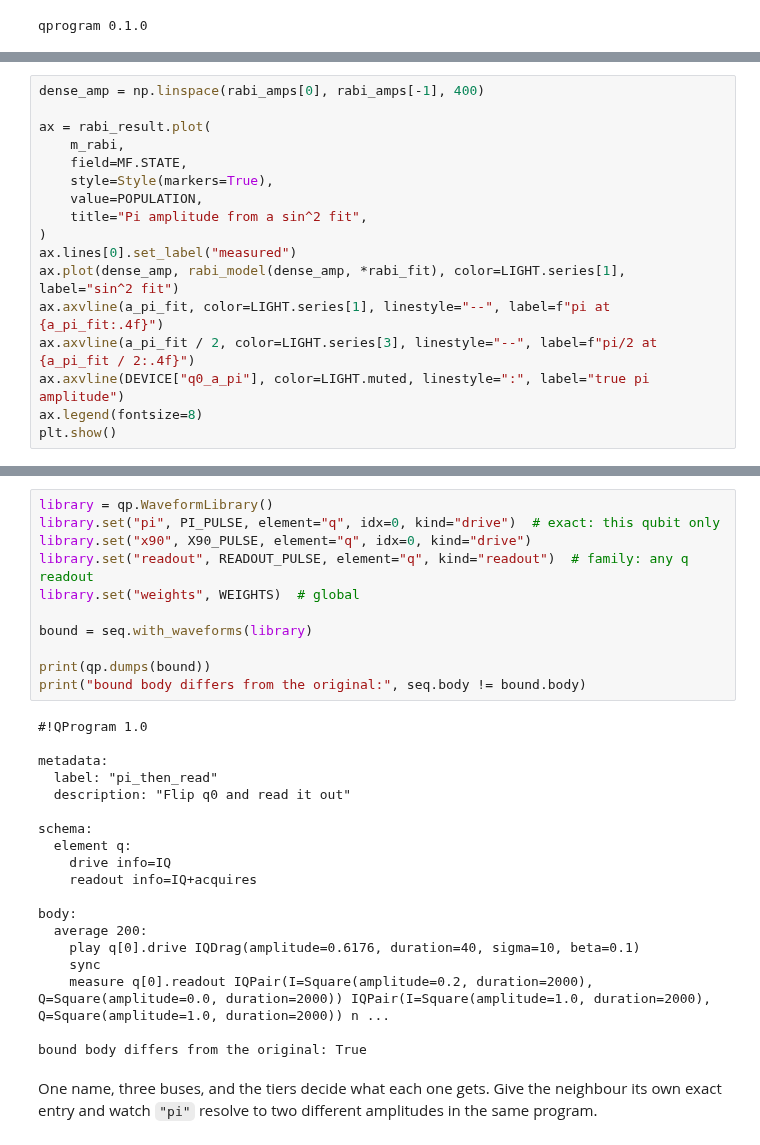
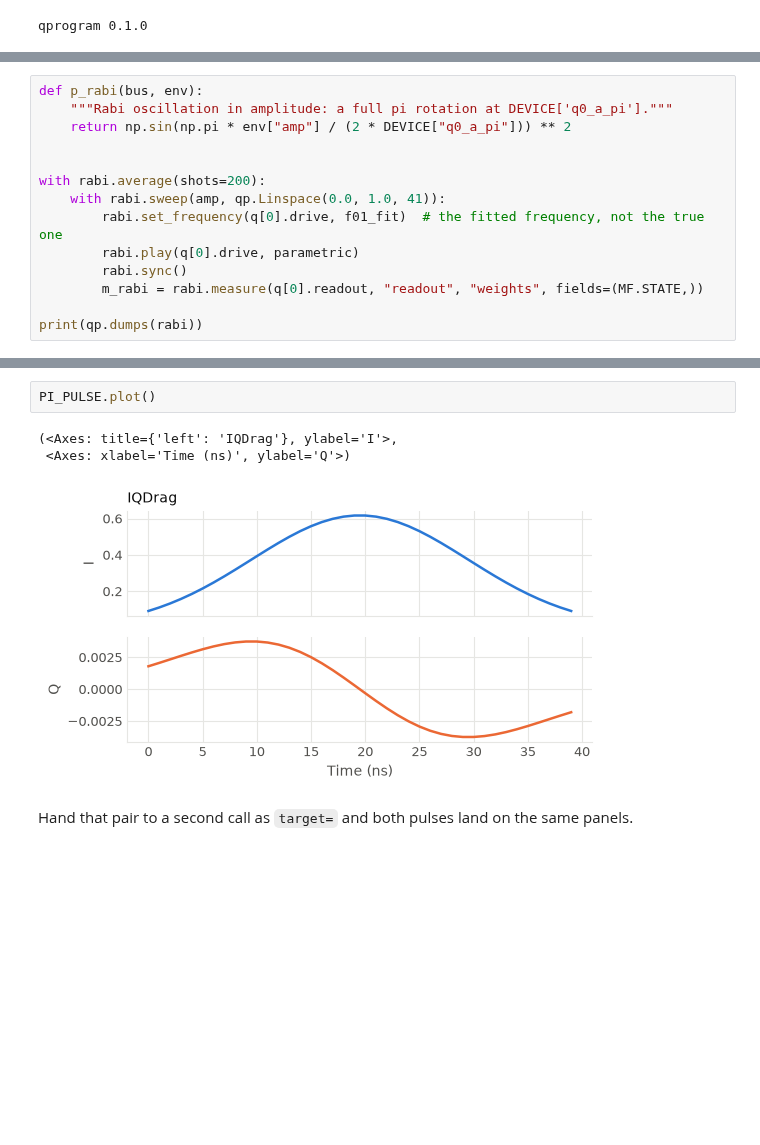
Before and after one commit to qilimanjaro-tech/ieee-qce26-qprogram-tutorial, a Jupyter notebook: notebooks/03_finding_the_qubit.ipynb, the cells around one changed output, grey strips where cells are left out. Cells and saved outputs as stored; diff of their text form; blank space fills up the shorter version.

```diff
--- a/notebooks/03_finding_the_qubit.ipynb
+++ b/notebooks/03_finding_the_qubit.ipynb
@@ -395,18 +343,15 @@ contrast    : 0.998   floor: 0.006
 # %%
-dense_amp = np.linspace(rabi_amps[0], rabi_amps[-1], 400)
+def p_rabi(bus, env):
+    """Rabi oscillation in amplitude: a full pi rotation at DEVICE['q0_a_pi']."""
+    return np.sin(np.pi * env["amp"] / (2 * DEVICE["q0_a_pi"])) ** 2
 
-ax = rabi_result.plot(
-    m_rabi,
-    field=MF.STATE,
-    style=Style(markers=True),
-    value=POPULATION,
-    title="Pi amplitude from a sin^2 fit",
-)
-ax.lines[0].set_label("measured")
-ax.plot(dense_amp, rabi_model(dense_amp, *rabi_fit), color=LIGHT.series[1], label="sin^2 fit")
-ax.axvline(a_pi_fit, color=LIGHT.series[1], linestyle="--", label=f"pi at {a_pi_fit:.4f}")
-ax.axvline(a_pi_fit / 2, color=LIGHT.series[3], linestyle="--", label=f"pi/2 at {a_pi_fit / 2:.4f}")
-ax.axvline(DEVICE["q0_a_pi"], color=LIGHT.muted, linestyle=":", label="true pi amplitude")
-ax.legend(fontsize=8)
-plt.show()
+
+with rabi.average(shots=200):
+    with rabi.sweep(amp, qp.Linspace(0.0, 1.0, 41)):
+        rabi.set_frequency(q[0].drive, f01_fit)  # the fitted frequency, not the true one
+        rabi.play(q[0].drive, parametric)
+        rabi.sync()
+        m_rabi = rabi.measure(q[0].readout, "readout", "weights", fields=(MF.STATE,))
+
+print(qp.dumps(rabi))
 # %% [output]
@@ -517,33 +473,9 @@ Different parts of a calibration have different scopes, and a plain dictionary f
 # %%
-library = qp.WaveformLibrary()
-library.set("pi", PI_PULSE, element="q", idx=0, kind="drive")  # exact: this qubit only
-library.set("x90", X90_PULSE, element="q", idx=0, kind="drive")
-library.set("readout", READOUT_PULSE, element="q", kind="readout")  # family: any q readout
-library.set("weights", WEIGHTS)  # global
-
-bound = seq.with_waveforms(library)
-
-print(qp.dumps(bound))
-print("bound body differs from the original:", seq.body != bound.body)
+PI_PULSE.plot()
 # %% [output]
-#!QProgram 1.0
-
-metadata:
-  label: "pi_then_read"
-  description: "Flip q0 and read it out"
-
-schema:
-  element q:
-    drive info=IQ
-    readout info=IQ+acquires
-
-body:
-  average 200:
-    play q[0].drive IQDrag(amplitude=0.6176, duration=40, sigma=10, beta=0.1)
-    sync
-    measure q[0].readout IQPair(I=Square(amplitude=0.2, duration=2000), Q=Square(amplitude=0.0, duration=2000)) IQPair(I=Square(amplitude=1.0, duration=2000), Q=Square(amplitude=1.0, duration=2000)) n ...
-
-bound body differs from the original: True
+(<Axes: title={'left': 'IQDrag'}, ylabel='I'>,
+ <Axes: xlabel='Time (ns)', ylabel='Q'>)
+[figure, added]
 # %% [markdown]
-One name, three buses, and the tiers decide what each one gets. Give the neighbour its own exact entry and watch `"pi"` resolve to two different amplitudes in the same program.
+Hand that pair to a second call as `target=` and both pulses land on the same panels.
 # %%
```
Also changed, not shown: parts of 94 cells of this notebook, 2 other files.
